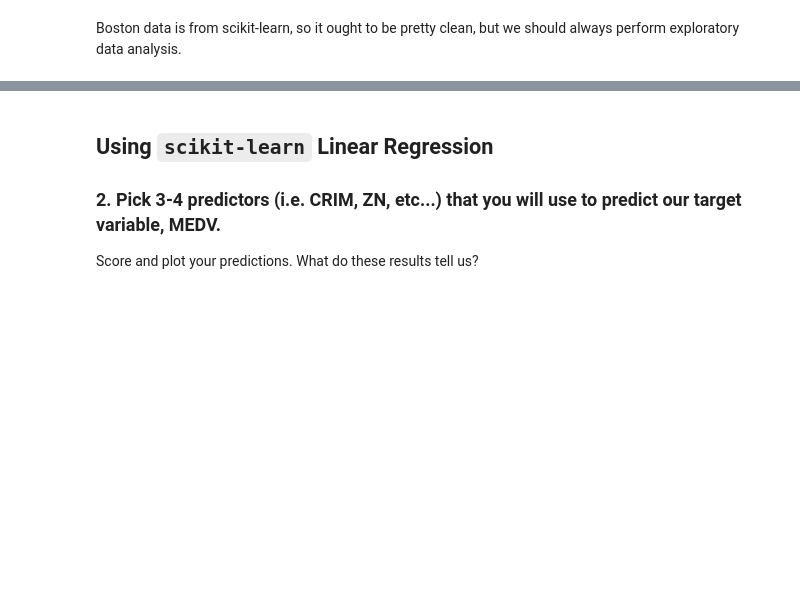
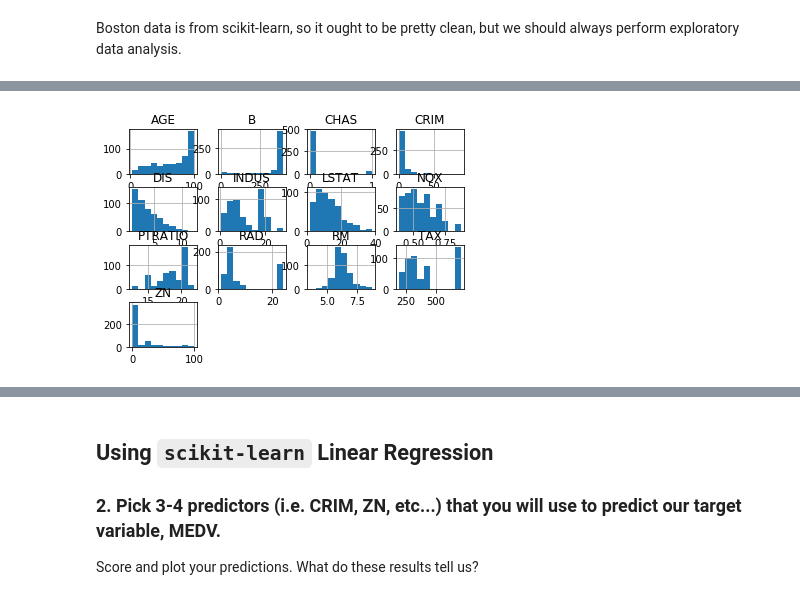
Before and after one commit to timsturges/GA_DS, a Jupyter notebook: homework/Unit3/linreg-and-knn/project-linreg-and-knn.ipynb, the cells around one changed output, grey strips where cells are left out. Saved outputs shown, nothing was run; the diff lists cells and outputs as text; code cells hidden in the pictures; blank space fills up the shorter version.

```diff
--- a/homework/Unit3/linreg-and-knn/project-linreg-and-knn.ipynb
+++ b/homework/Unit3/linreg-and-knn/project-linreg-and-knn.ipynb
@@ -94,0 +136,4 @@ Boston data is from scikit-learn, so it ought to be pretty clean, but we should
+# %%
+X.hist();
+# %% [output]
+[figure, added]
```
Also changed, not shown: parts of 43 cells of this notebook.
